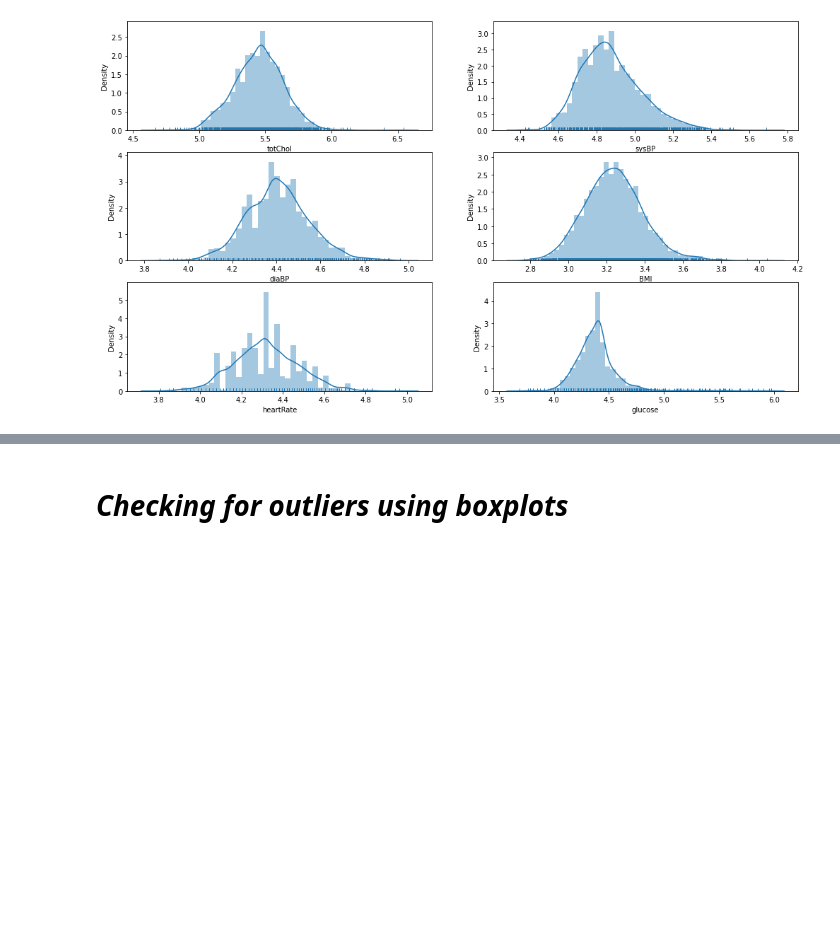
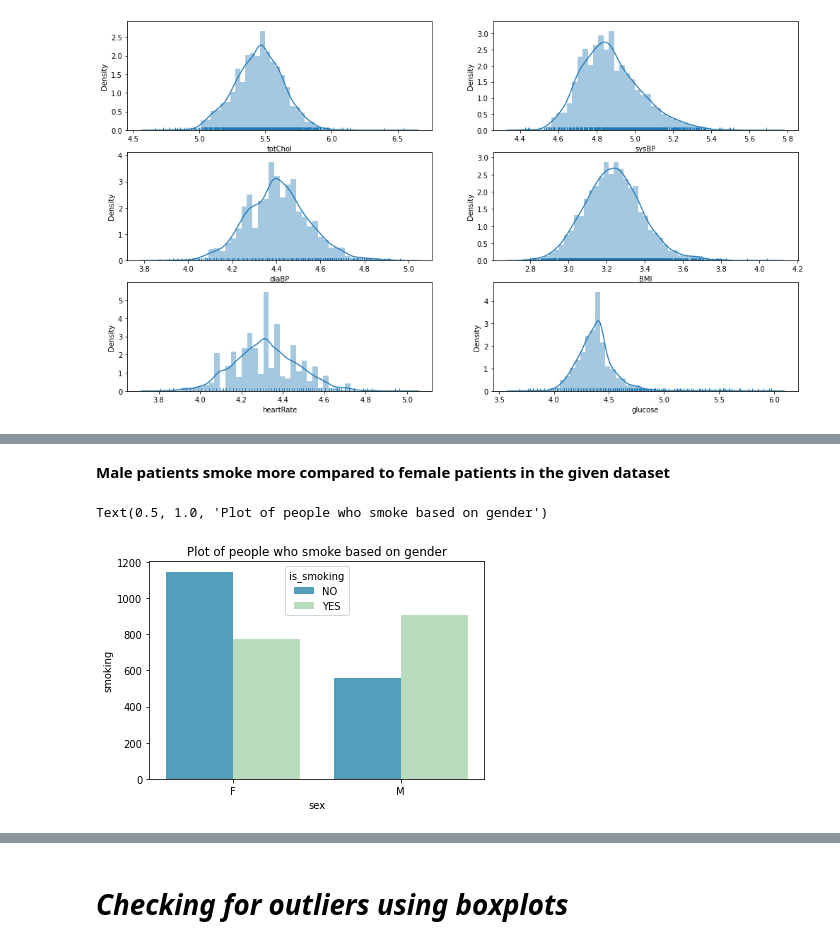
Before and after one commit to raghavendrakulkarni14/Cardiovascular_risk_prediction_classification, a Jupyter notebook: RaghavendraAKulkarniClassification.ipynb, the cells around one changed output, grey strips where cells are left out. Drawn from its saved outputs; the diff is of its cells as text; code cells hidden in the pictures; blank space fills up the shorter version.

```diff
--- a/RaghavendraAKulkarniClassification.ipynb
+++ b/RaghavendraAKulkarniClassification.ipynb
@@ -169,0 +179,6 @@ for i in range(len(dist_col)):
+# %%
+df0=df.iloc[:,1:3]
+df0['smoking']=df0['is_smoking'].apply (lambda x:0 if x=='NO' else 1 )
+df_smoke=df0.groupby(['sex','is_smoking']).count()
+df_smoke=df_smoke.reset_index()
+df_smoke
@@ -169,0 +191,12 @@ for i in range(len(dist_col)):
+# %% [markdown]
+**Male patients smoke more compared to female patients in the given dataset**
+# %%
+# Plot to see people who smoke more based on gender
+sns.barplot(x="sex",
+           y="smoking",
+           hue="is_smoking",
+           data=df_smoke,palette='GnBu_r')
+plt.title('Plot of people who smoke based on gender')
+# %% [output]
+Text(0.5, 1.0, 'Plot of people who smoke based on gender')
+[figure, added]
```
Also changed, not shown: parts of 14 cells of this notebook.
